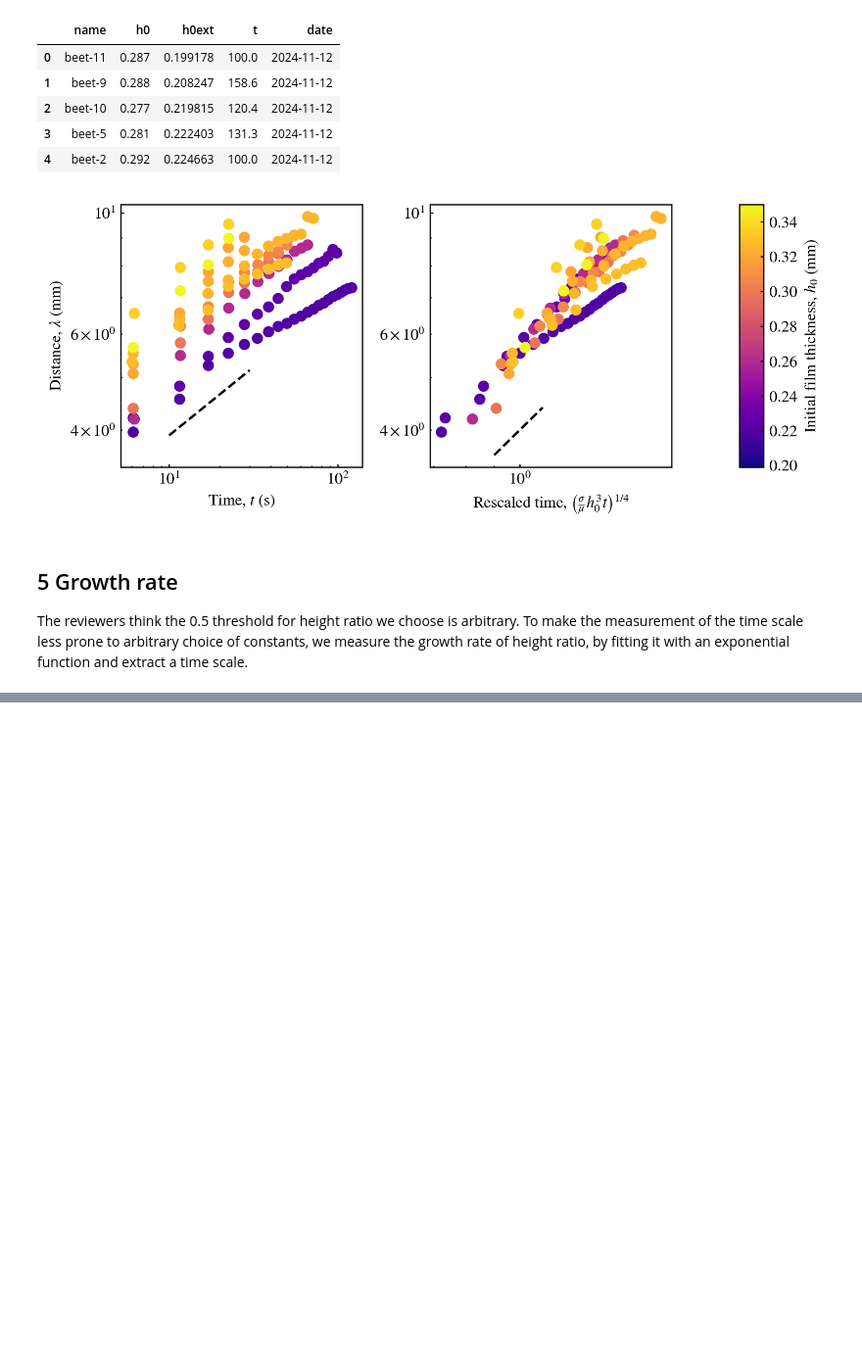
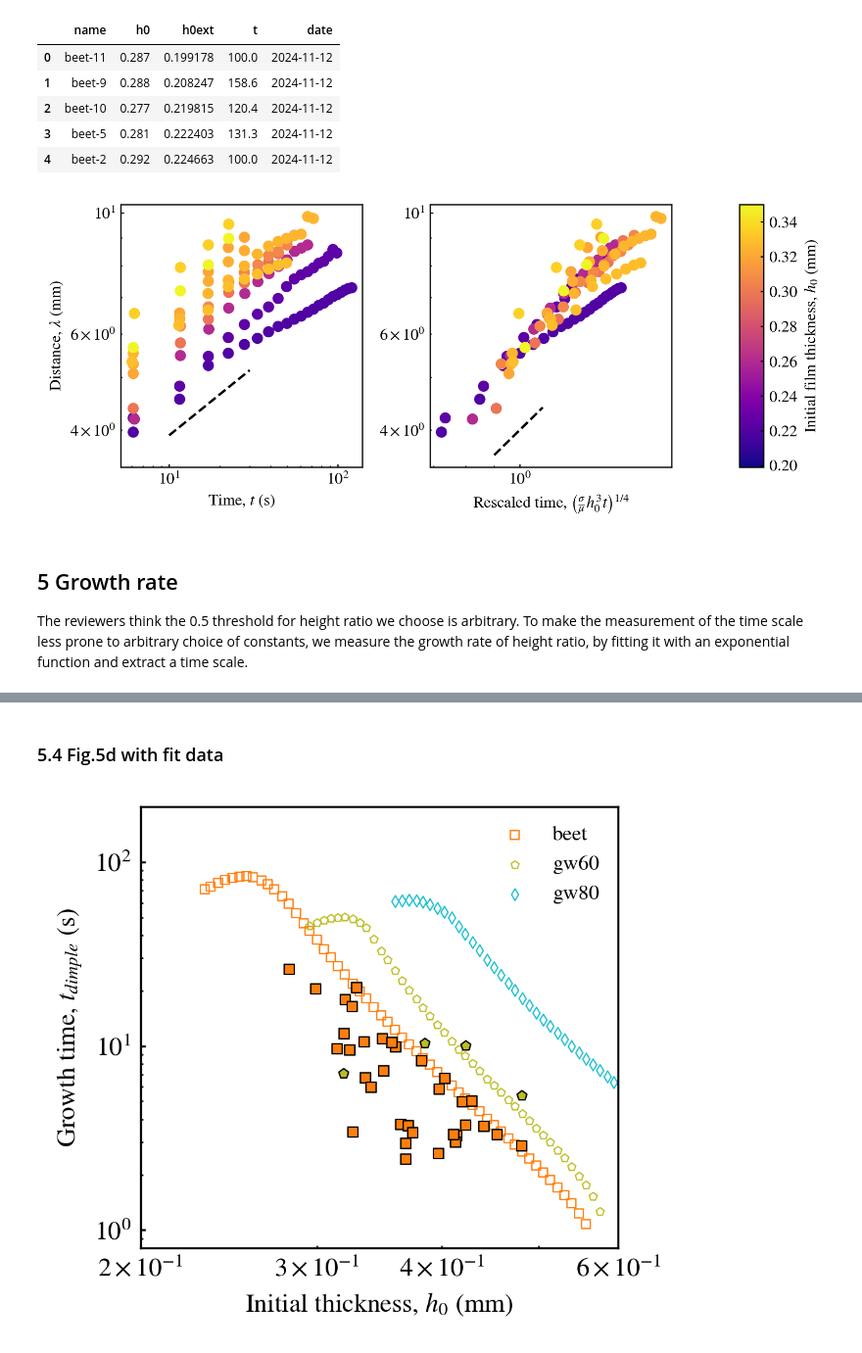
Before and after one commit to ZLoverty/WPM, a Jupyter notebook: Code/Response_to_reviewers.ipynb, the cells around one changed output, grey strips where cells are left out. Shown at 98% size. Cells and saved outputs as stored; diff of their text form; code cells hidden in the pictures; blank space fills up the shorter version.

```diff
--- a/Code/Response_to_reviewers.ipynb
+++ b/Code/Response_to_reviewers.ipynb
@@ -302,0 +402,48 @@ ValueError: `ydata` must not be empty!
+# %% [markdown]
+### 5.4 Fig.5d with fit data
+# %%
+# simulation data
+folder = r"G:\My Drive\Research projects\WPM\Data\Simulation\L24\dimple_detection"
+dimple_time = pd.read_csv(os.path.join(folder, "dimple_time.csv"))
+# filter out the data where dimple time is not accurately detected
+dimple_time = dimple_time.loc[(dimple_time["t"] < 200)&(dimple_time["h0"] > 10e-5)]
+dimple_time.sort_values("mu", inplace=True)
+
+liquids = ["beet", "gw60", "gw80"]
+cmap = plt.get_cmap("tab10")
+colors = [cmap(i) for i in [1, 8, 9]]
+markers = ["s", "p", "d"]
+cm_map = pd.DataFrame({"color": colors, "marker": markers}, index=liquids)
+
+fig, ax = plt.subplots(figsize=(3.5, 3), dpi=300)
+for liquid, i in cm_map.iterrows():
+    g = dimple_time.loc[dimple_time["liquid"] == liquid]
+    ax.scatter(g["h0"]*1e3, g["tau_growth"],
+               s=10, lw=.5, marker=i.marker, facecolor=(0,0,0,0),
+               edgecolor=i.color, label=f"{liquid}")
+ax.loglog()
+
+ax.set_xlabel("Initial thickness, $h_0$ (mm)")
+ax.set_ylabel("Growth time, $t_{dimple}$ (s)")
+
+ax.set_xlim([0.2, .6])
+ax.set_ylim([.8, 200])
+ax.legend(frameon=False, fontsize=8, loc="upper right", ncol=1)
+
+# experimental data
+folder = r"G:\My Drive\Research projects\WPM\Data\11122024\surface_profile\dimple_detection"
+dimple_exp1 = pd.read_csv(os.path.join(folder, "dimple_time.csv"))
+folder = r"G:\My Drive\Research projects\WPM\Data\11122024\surface_profile\dimple_detection"
+dimple_exp2 = pd.read_csv(os.path.join(folder, "dimple_time.csv"))
+dimple_exp = pd.concat([dimple_exp1, dimple_exp2], ignore_index=True)
+dimple_exp = dimple_exp.loc[dimple_exp["t"] < 100]
+liquids = dimple_exp["liquid"].unique()
+for liquid, i in cm_map.iterrows():
+    g = dimple_exp.loc[dimple_exp["liquid"] == liquid]
+    ax.scatter(g["h0ext"], g["tau_growth"],
+               s=15, lw=.5, marker=i.marker,
+               facecolor=i.color, edgecolor="black", label=f"{liquid}")
+plt.tight_layout()
+fig.savefig("growth_time_exp_sim.svg")
+# %% [output]
+[figure, added]
```
Also changed, not shown: parts of 15 cells of this notebook.
